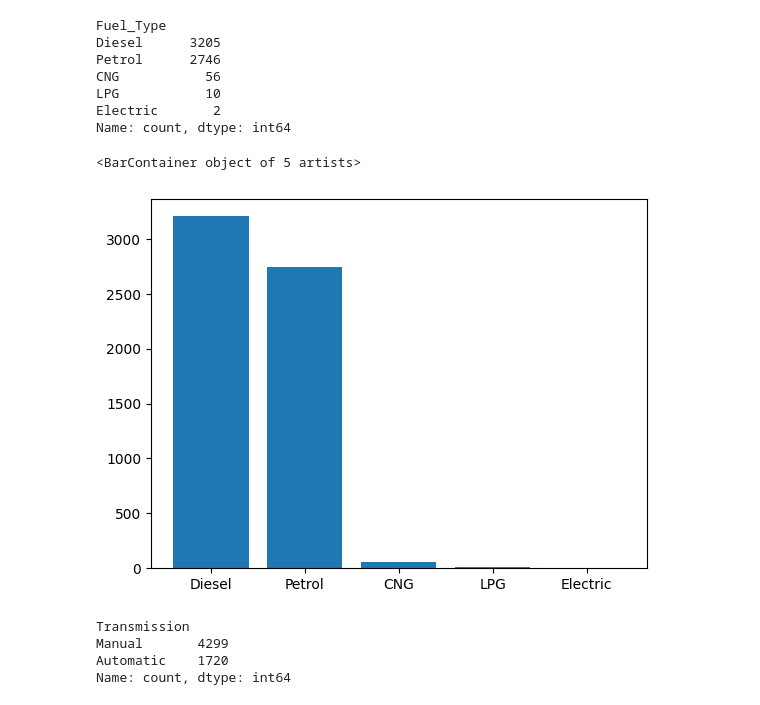
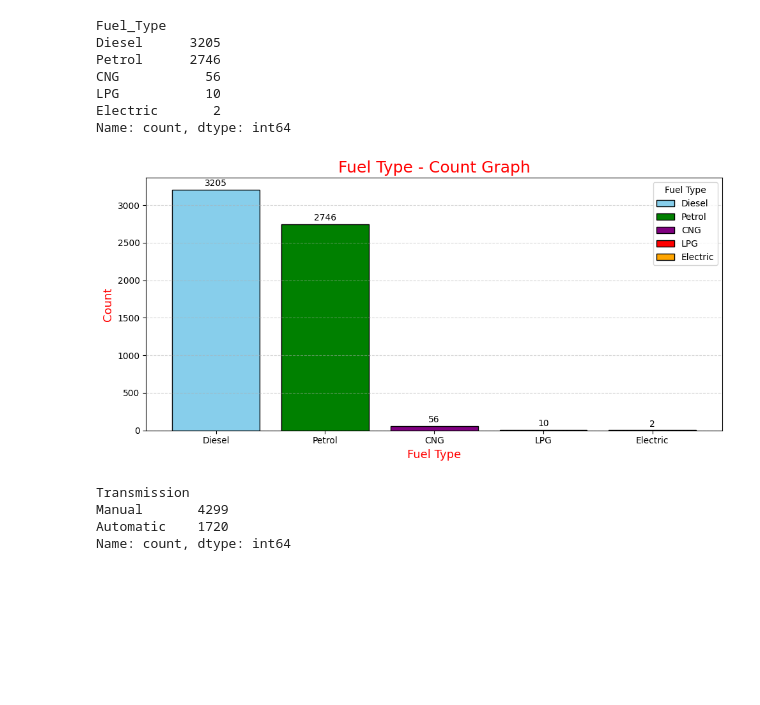
Before and after one commit to asna-v-a/car_price_prediction_using_regression, a Jupyter notebook: car_price_prediction.ipynb, the cells around one changed output. Cells and saved outputs as stored; diff of their text form; code cells hidden in the pictures; blank space fills up the shorter version.

```diff
--- a/car_price_prediction.ipynb
+++ b/car_price_prediction.ipynb
@@ -118,11 +129,22 @@ CNG           56
 LPG           10
 Electric       2
 Name: count, dtype: int64
-# %%
-plt.bar(df2.index,df2.values)
-# %% [output]
-<BarContainer object of 5 artists>
-[figure, removed]
+# %%
+plt.figure(figsize=(10, 5))
+bars=plt.bar(df2.index,df2.values, color=['skyblue','green','purple','red', 'orange'], edgecolor='black')
+plt.xlabel("Fuel Type",color='red',fontsize='13')
+plt.ylabel("Count",color='red',fontsize='13')
+plt.title("Fuel Type - Count Graph",color='red',fontsize='18')
+
+for i, v in enumerate(df2.values):
+    plt.text(i, v + 50, str(v), color='black', ha='center', fontsize=10)
+
+plt.legend(bars, df2.index, title="Fuel Type", loc='upper right')
+plt.grid(axis='y', linestyle='--', alpha=0.5)
+plt.tight_layout()
+plt.show()
+# %% [output]
+[figure, added]
 # %%
 df3=df['Transmission'].value_counts()
 df3
```
Also changed, not shown: parts of 69 cells of this notebook.
